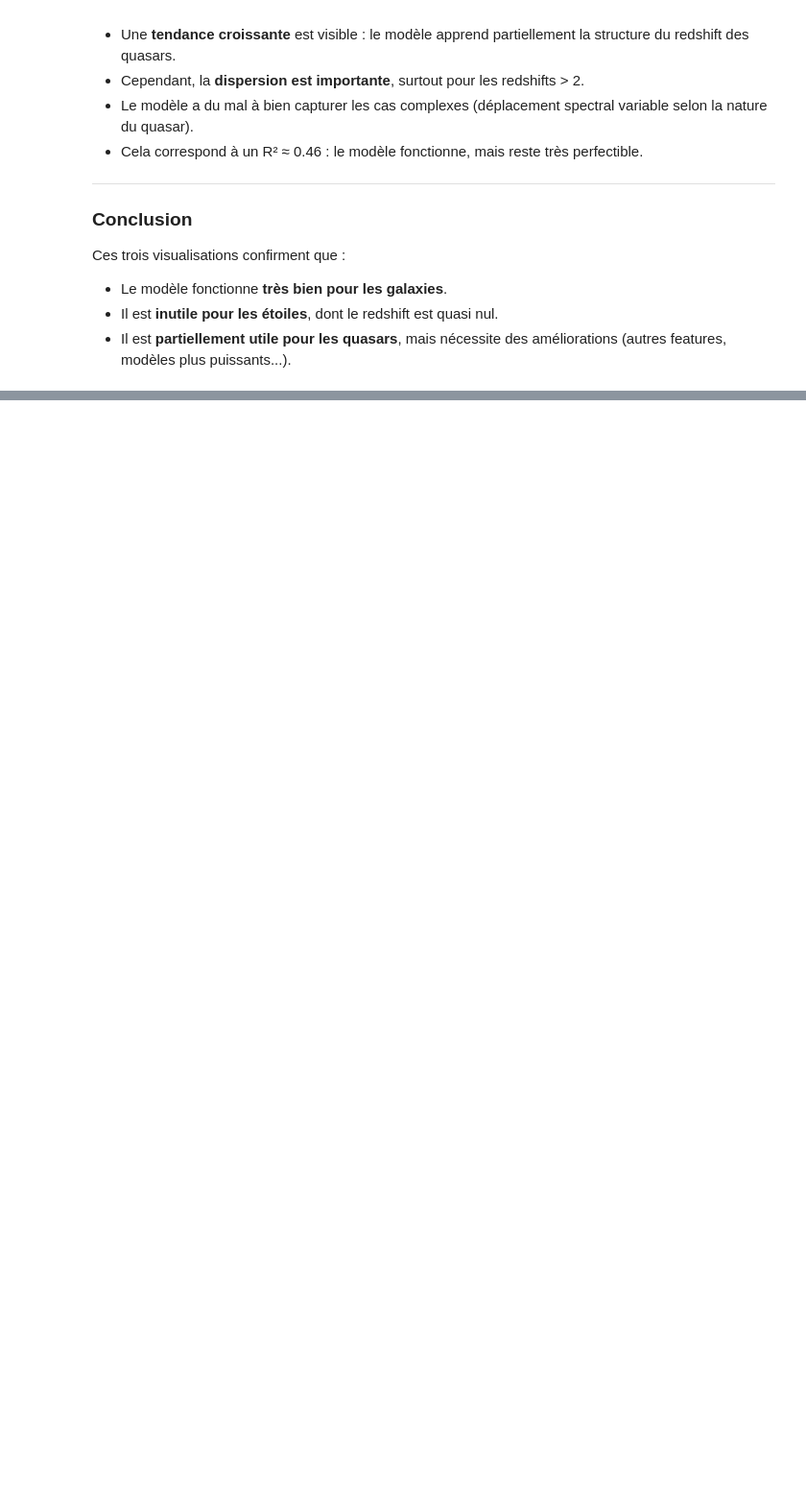
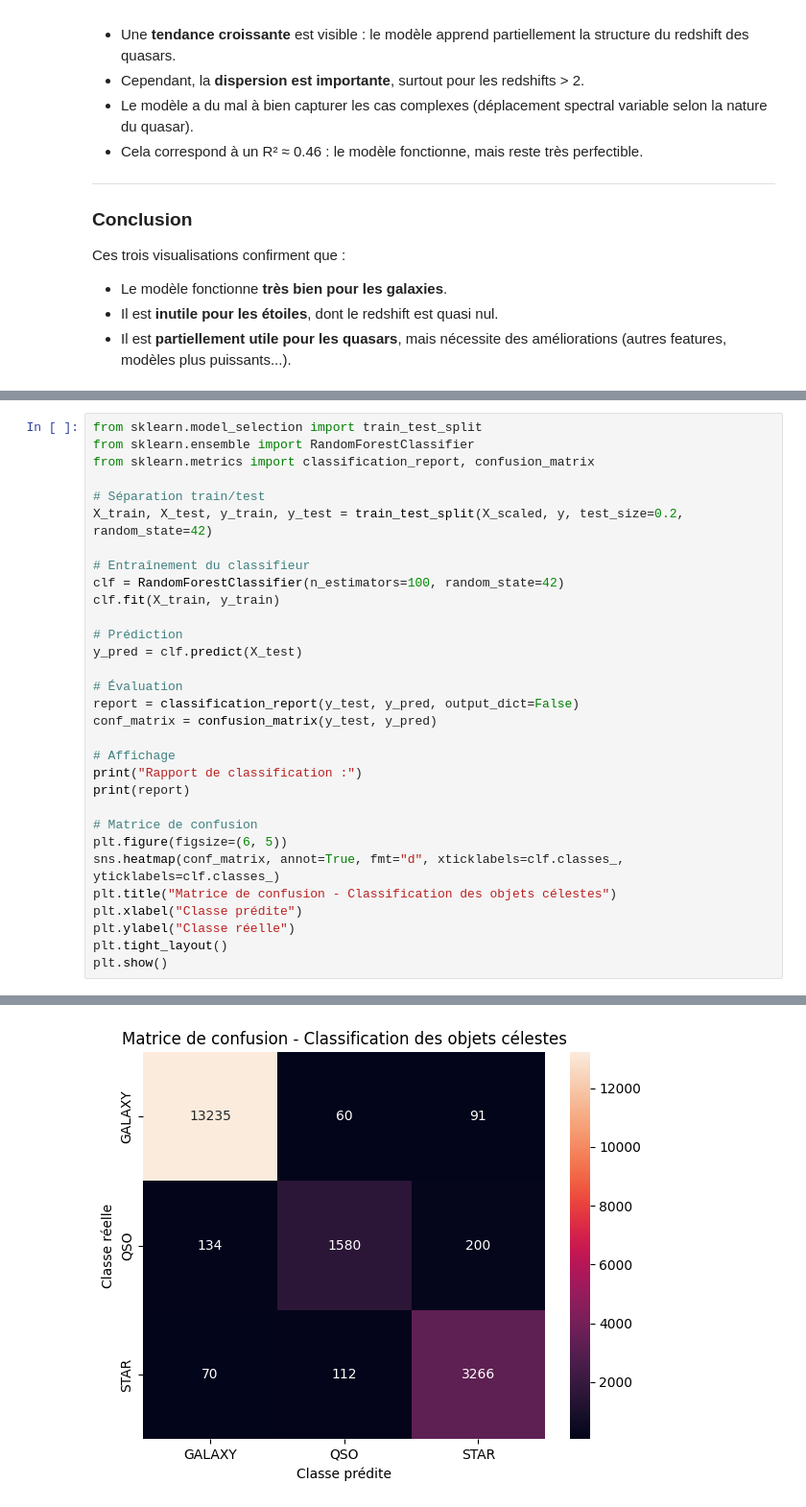
Before and after one commit to FDSena/SDSS_PROJECT_DA, a Jupyter notebook: projet.ipynb, the cells around one changed output, grey strips where cells are left out. Shown at 96% size. Drawn from its saved outputs; the diff is of its cells as text; blank space fills up the shorter version.

```diff
--- a/projet.ipynb
+++ b/projet.ipynb
@@ -462,0 +487,32 @@ Ces trois visualisations confirment que :
+# %%
+from sklearn.model_selection import train_test_split
+from sklearn.ensemble import RandomForestClassifier
+from sklearn.metrics import classification_report, confusion_matrix
+
+# Séparation train/test
+X_train, X_test, y_train, y_test = train_test_split(X_scaled, y, test_size=0.2, random_state=42)
+
+# Entraînement du classifieur
+clf = RandomForestClassifier(n_estimators=100, random_state=42)
+clf.fit(X_train, y_train)
+
+# Prédiction
+y_pred = clf.predict(X_test)
+
+# Évaluation
+report = classification_report(y_test, y_pred, output_dict=False)
+conf_matrix = confusion_matrix(y_test, y_pred)
+
+# Affichage
+print("Rapport de classification :")
+print(report)
+
+# Matrice de confusion
+plt.figure(figsize=(6, 5))
+sns.heatmap(conf_matrix, annot=True, fmt="d", xticklabels=clf.classes_, yticklabels=clf.classes_)
+plt.title("Matrice de confusion - Classification des objets célestes")
+plt.xlabel("Classe prédite")
+plt.ylabel("Classe réelle")
+plt.tight_layout()
+plt.show()
+# %% [output]
@@ -462,0 +529 @@ Ces trois visualisations confirment que :
+[figure, added]
```
Also changed, not shown: parts of 7 cells of this notebook.
